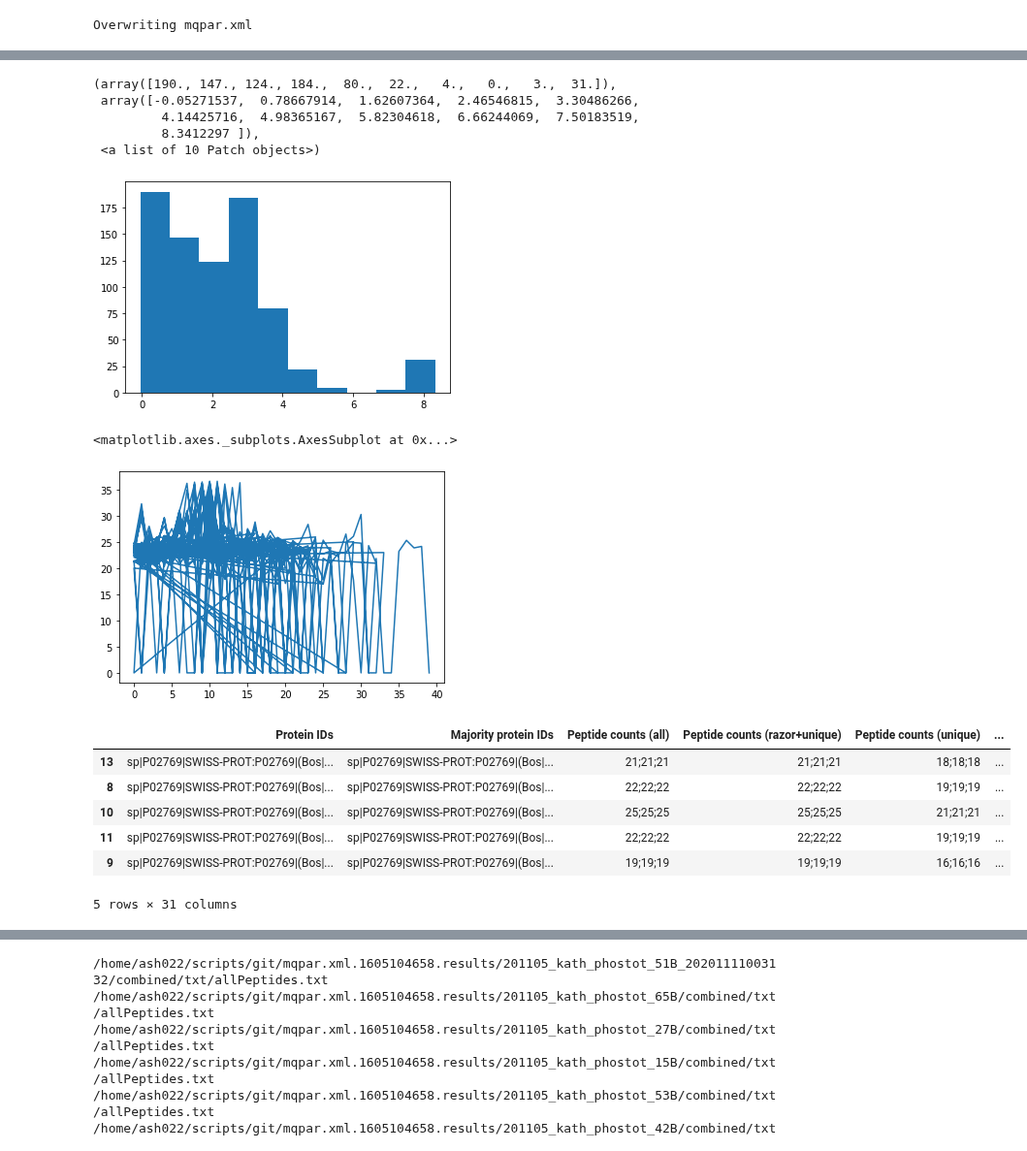
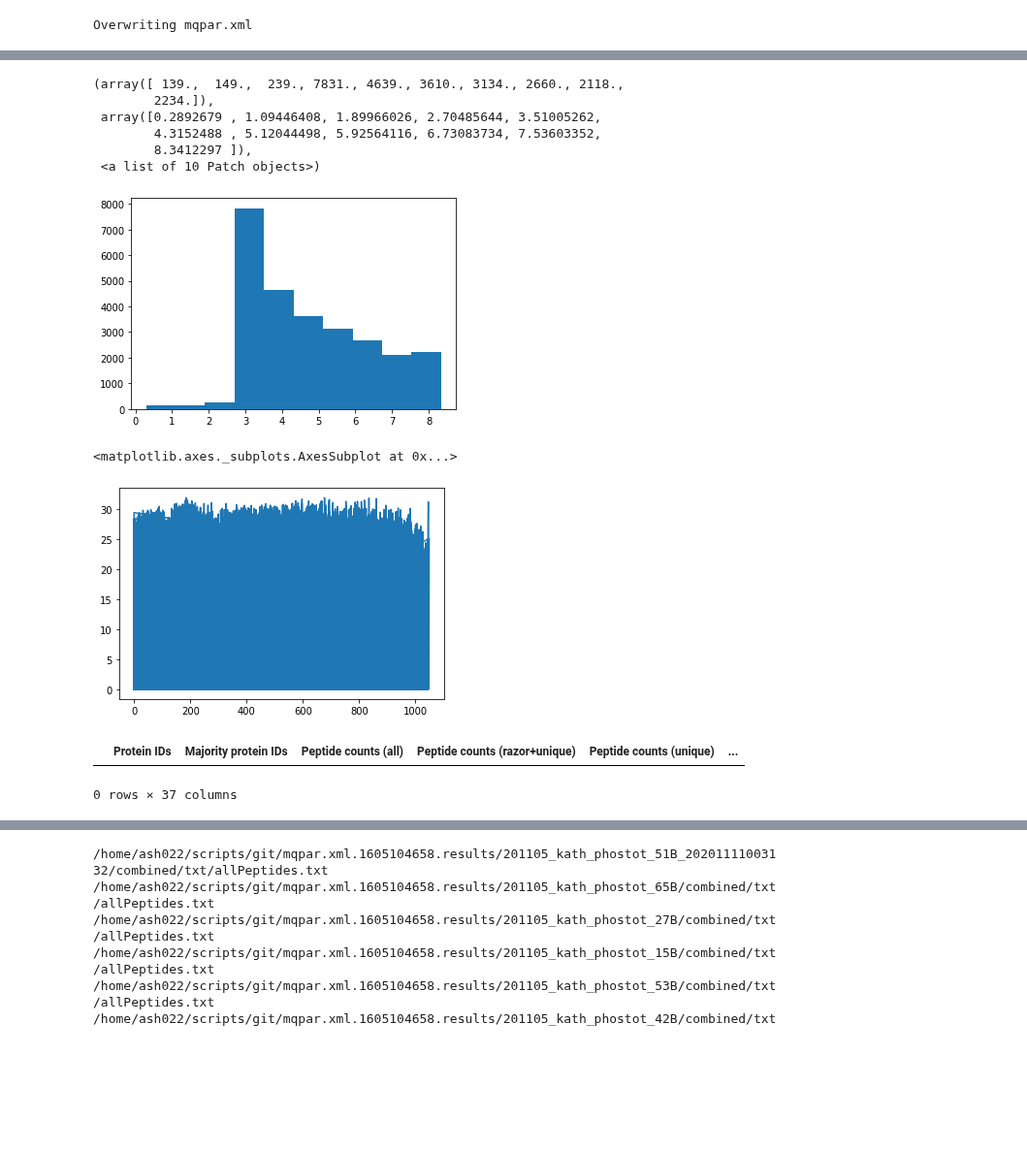
Before and after one commit to animesh/notebooks, a Jupyter notebook: proteinGroupsCombine.ipynb, the cells around one changed output, grey strips where cells are left out. Shown at 97% size. Drawn from its saved outputs; the diff is of its cells as text; code cells hidden in the pictures; blank space fills up the shorter version.

```diff
--- a/proteinGroupsCombine.ipynb
+++ b/proteinGroupsCombine.ipynb
@@ -518,7 +501,7 @@ find  $HOME/scripts/git/mqpar.xml.1605104658.results/ -iname "protein*txt"
 # %%
 #!pip3 install pathlib --user
 from pathlib import Path
-pathFiles = Path("/home/ash022/scripts/git/mqpar.xml.1605104658.results/")
+pathFiles = Path(Path.home()/"notebooks/git/mqpar.xml.1606129538.results")
 fileName='proteinGroups.txt'
 trainList=list(pathFiles.rglob(fileName))
 trainList
@@ -584,28 +562,24 @@ plt.hist(np.log2(df['Intensity']+1))
 # %%
 plt.hist(np.log2(df['Score']+1))
 # %% [output]
-(array([190., 147., 124., 184.,  80.,  22.,   4.,   0.,   3.,  31.]),
- array([-0.05271537,  0.78667914,  1.62607364,  2.46546815,  3.30486266,
-         4.14425716,  4.98365167,  5.82304618,  6.66244069,  7.50183519,
-         8.3412297 ]),
+(array([ 139.,  149.,  239., 7831., 4639., 3610., 3134., 2660., 2118.,
+        2234.]),
+ array([0.2892679 , 1.09446408, 1.89966026, 2.70485644, 3.51005262,
+        4.3152488 , 5.12044498, 5.92564116, 6.73083734, 7.53603352,
+        8.3412297 ]),
  <a list of 10 Patch objects>)
-[figure, old version]
+[figure, new version]
 # %%
 (np.log2(df['Intensity']+1)).plot()
 # %% [output]
 <matplotlib.axes._subplots.AxesSubplot at 0x...>
-[figure, old version]
+[figure, new version]
 # %%
-dfP02769=df[df['Protein IDs'].str.contains('P02769')]
+dfP02769=df[df['Protein IDs'].str.contains('CON')]
 dfP02769.head(5)
 # %% [output]
 |  | Protein IDs | Majority protein IDs | Peptide counts (all) | Peptide counts (razor+unique) | Peptide counts (unique) | ... |
-| 13 | sp|P02769|SWISS-PROT:P02769|(Bos|... | sp|P02769|SWISS-PROT:P02769|(Bos|... | 21;21;21 | 21;21;21 | 18;18;18 | ... |
-| 8 | sp|P02769|SWISS-PROT:P02769|(Bos|... | sp|P02769|SWISS-PROT:P02769|(Bos|... | 22;22;22 | 22;22;22 | 19;19;19 | ... |
-| 10 | sp|P02769|SWISS-PROT:P02769|(Bos|... | sp|P02769|SWISS-PROT:P02769|(Bos|... | 25;25;25 | 25;25;25 | 21;21;21 | ... |
-| 11 | sp|P02769|SWISS-PROT:P02769|(Bos|... | sp|P02769|SWISS-PROT:P02769|(Bos|... | 22;22;22 | 22;22;22 | 19;19;19 | ... |
-| 9 | sp|P02769|SWISS-PROT:P02769|(Bos|... | sp|P02769|SWISS-PROT:P02769|(Bos|... | 19;19;19 | 19;19;19 | 16;16;16 | ... |
-5 rows × 31 columns
+0 rows × 37 columns
 # %%
 (np.log2(df['Intensity']+1)).plot(kind='bar',stacked=True)
 # %% [output]
```
Also changed, not shown: parts of 8 cells of this notebook, 1 other file.
